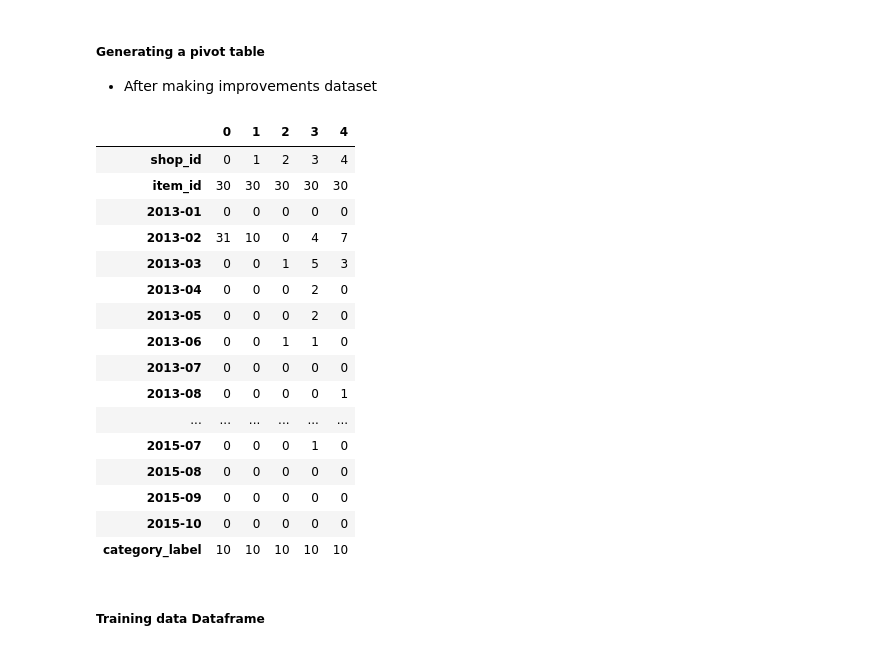
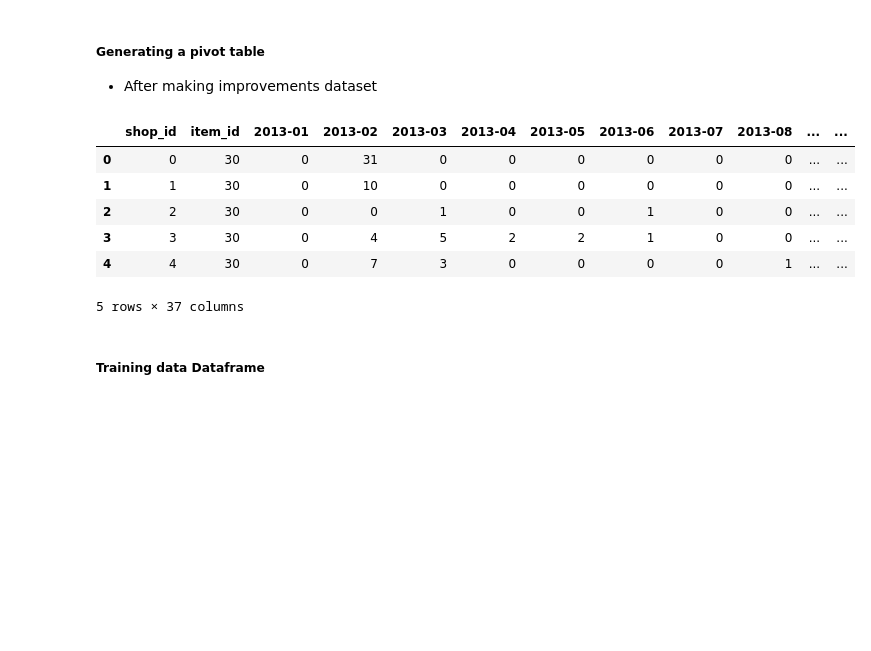
Before and after one commit to MichaelWoo-git/Predicting_Future_Sales_Timeseries, a Jupyter notebook: regression_analysis.ipynb, the cells around one changed output. Drawn from its saved outputs; the diff is of its cells as text; code cells hidden in the pictures; blank space fills up the shorter version.

```diff
--- a/regression_analysis.ipynb
+++ b/regression_analysis.ipynb
@@ -321,27 +310,17 @@ df.head().T
 # %%
 df_improve = train_data.groupby(['date','shop_id','item_id']).sum()
 df_improve = df_improve.pivot_table(index=['shop_id','item_id'], columns='date', values='item_cnt_day', fill_value=0)
 df_improve.reset_index(inplace=True)
 df_improve = pd.merge(df_improve,items,on="item_id",how='inner').drop(['item_category_id',"item_category_name","item_name"],axis=1)
-df_improve.head().T
+df_improve.head()
 # %% [output]
-|  | 0 | 1 | 2 | 3 | 4 |
-| shop_id | 0 | 1 | 2 | 3 | 4 |
-| item_id | 30 | 30 | 30 | 30 | 30 |
-| 2013-01 | 0 | 0 | 0 | 0 | 0 |
-| 2013-02 | 31 | 10 | 0 | 4 | 7 |
-| 2013-03 | 0 | 0 | 1 | 5 | 3 |
-| 2013-04 | 0 | 0 | 0 | 2 | 0 |
-| 2013-05 | 0 | 0 | 0 | 2 | 0 |
-| 2013-06 | 0 | 0 | 1 | 1 | 0 |
-| 2013-07 | 0 | 0 | 0 | 0 | 0 |
-| 2013-08 | 0 | 0 | 0 | 0 | 1 |
-| ... | ... | ... | ... | ... | ... |
-| 2015-07 | 0 | 0 | 0 | 1 | 0 |
-| 2015-08 | 0 | 0 | 0 | 0 | 0 |
-| 2015-09 | 0 | 0 | 0 | 0 | 0 |
-| 2015-10 | 0 | 0 | 0 | 0 | 0 |
-| category_label | 10 | 10 | 10 | 10 | 10 |
+|  | shop_id | item_id | 2013-01 | 2013-02 | 2013-03 | 2013-04 | 2013-05 | 2013-06 | 2013-07 | 2013-08 | ... | ... |
+| 0 | 0 | 30 | 0 | 31 | 0 | 0 | 0 | 0 | 0 | 0 | ... | ... |
+| 1 | 1 | 30 | 0 | 10 | 0 | 0 | 0 | 0 | 0 | 0 | ... | ... |
+| 2 | 2 | 30 | 0 | 0 | 1 | 0 | 0 | 1 | 0 | 0 | ... | ... |
+| 3 | 3 | 30 | 0 | 4 | 5 | 2 | 2 | 1 | 0 | 0 | ... | ... |
+| 4 | 4 | 30 | 0 | 7 | 3 | 0 | 0 | 0 | 0 | 1 | ... | ... |
+5 rows × 37 columns
 # %% [markdown]
 ##### Training data Dataframe
 # %%
```
Also changed, not shown: parts of 2 cells of this notebook.
